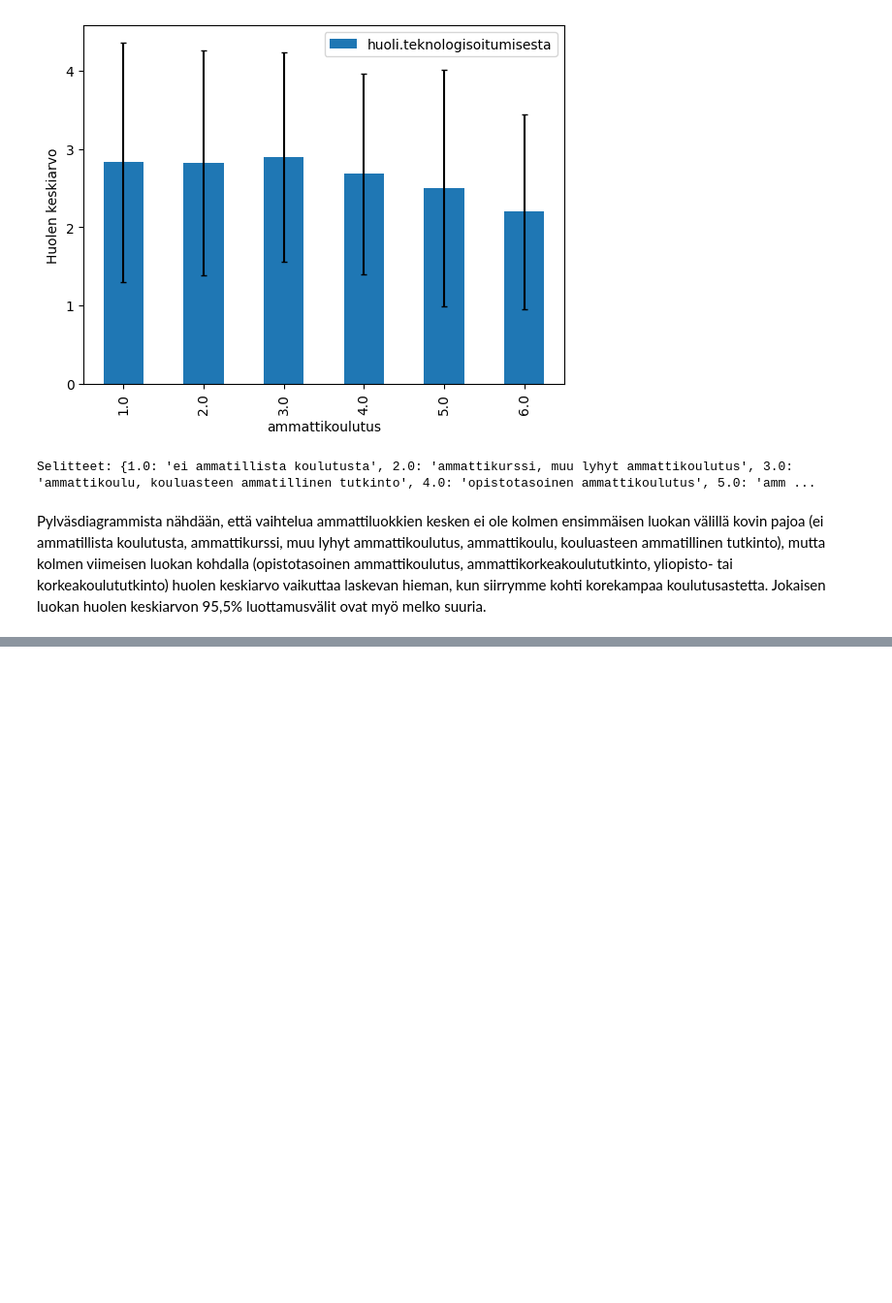
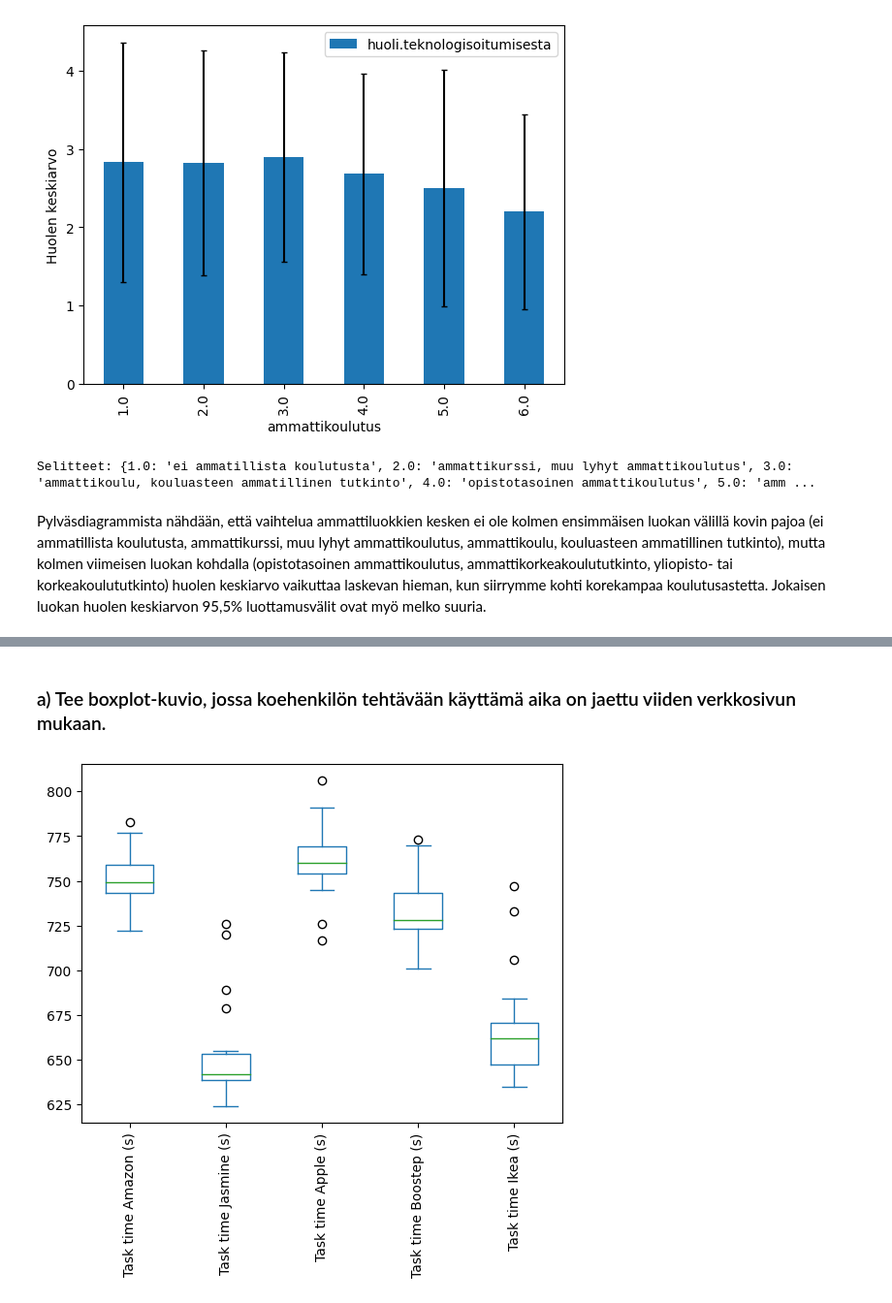
Before and after one commit to gialmisi/KOGS409, a Jupyter notebook: exercises/week_2.ipynb, the cells around one changed output, grey strips where cells are left out. Shown at 97% size. Saved outputs shown, nothing was run; the diff lists cells and outputs as text; code cells hidden in the pictures; blank space fills up the shorter version.

```diff
--- a/exercises/week_2.ipynb
+++ b/exercises/week_2.ipynb
@@ -182,0 +322,3 @@ Nollahypoteesi: huolen kokeminen ei eroa koulutusasteiden luokkien välillä.
+# %%
+brand_tasks = df_brands[df_brands["Group"] == 2]
+brand_tasks.columns
@@ -182,0 +340,9 @@ Nollahypoteesi: huolen kokeminen ei eroa koulutusasteiden luokkien välillä.
+# %% [markdown]
+### a) Tee boxplot-kuvio, jossa koehenkilön tehtävään käyttämä aika on jaettu viiden verkkosivun mukaan.
+# %%
+site_names = ["Task time Amazon (s)", "Task time Jasmine (s)", "Task time Apple (s)", "Task time Boostep (s)", "Task time Ikea (s)"]
+site_times = brand_tasks[site_names]
+site_times.plot(kind="box", rot=90)
+plt.show()
+# %% [output]
+[figure, added]
```
Also changed, not shown: parts of 27 cells of this notebook.
